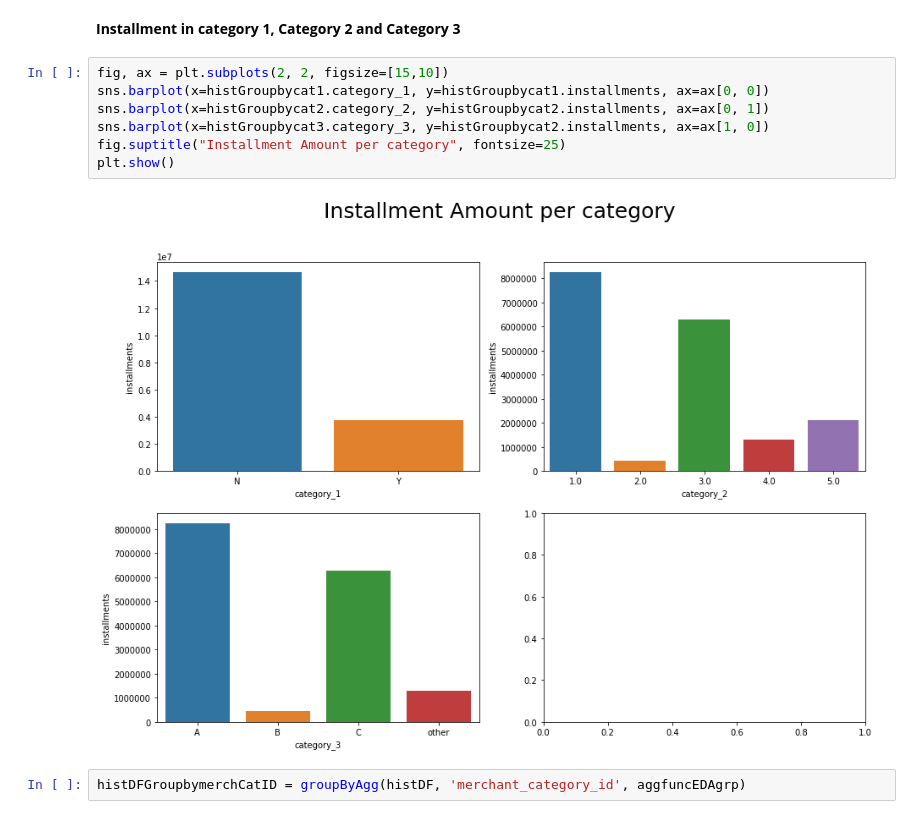
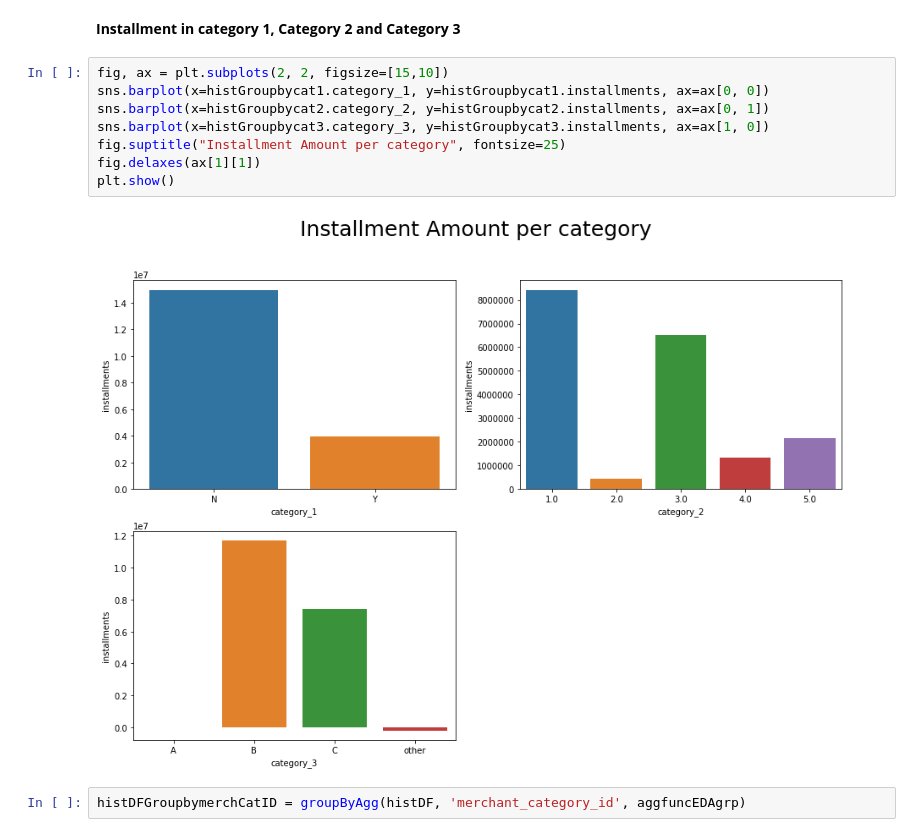
Before and after one commit to khmsha/Springboard, a Jupyter notebook: Capstone Project 2/ELO Merchant Category Recommendation Data Wrangling and EDA.ipynb, the cells around one changed output. Saved outputs shown, nothing was run; the diff lists cells and outputs as text.

```diff
--- a/Capstone Project 2/ELO Merchant Category Recommendation Data Wrangling and EDA.ipynb
+++ b/Capstone Project 2/ELO Merchant Category Recommendation Data Wrangling and EDA.ipynb
@@ -868,12 +864,13 @@ plt.show()
 # %%
 fig, ax = plt.subplots(2, 2, figsize=[15,10])
 sns.barplot(x=histGroupbycat1.category_1, y=histGroupbycat1.installments, ax=ax[0, 0])
 sns.barplot(x=histGroupbycat2.category_2, y=histGroupbycat2.installments, ax=ax[0, 1])
-sns.barplot(x=histGroupbycat3.category_3, y=histGroupbycat2.installments, ax=ax[1, 0])
+sns.barplot(x=histGroupbycat3.category_3, y=histGroupbycat3.installments, ax=ax[1, 0])
 fig.suptitle("Installment Amount per category", fontsize=25)
+fig.delaxes(ax[1][1])
 plt.show()
 # %% [output]
-[figure, old version]
+[figure, new version]
 # %%
 histDFGroupbymerchCatID = groupByAgg(histDF, 'merchant_category_id', aggfuncEDAgrp)
 # %%
```
Also changed, not shown: parts of 9 cells of this notebook.
